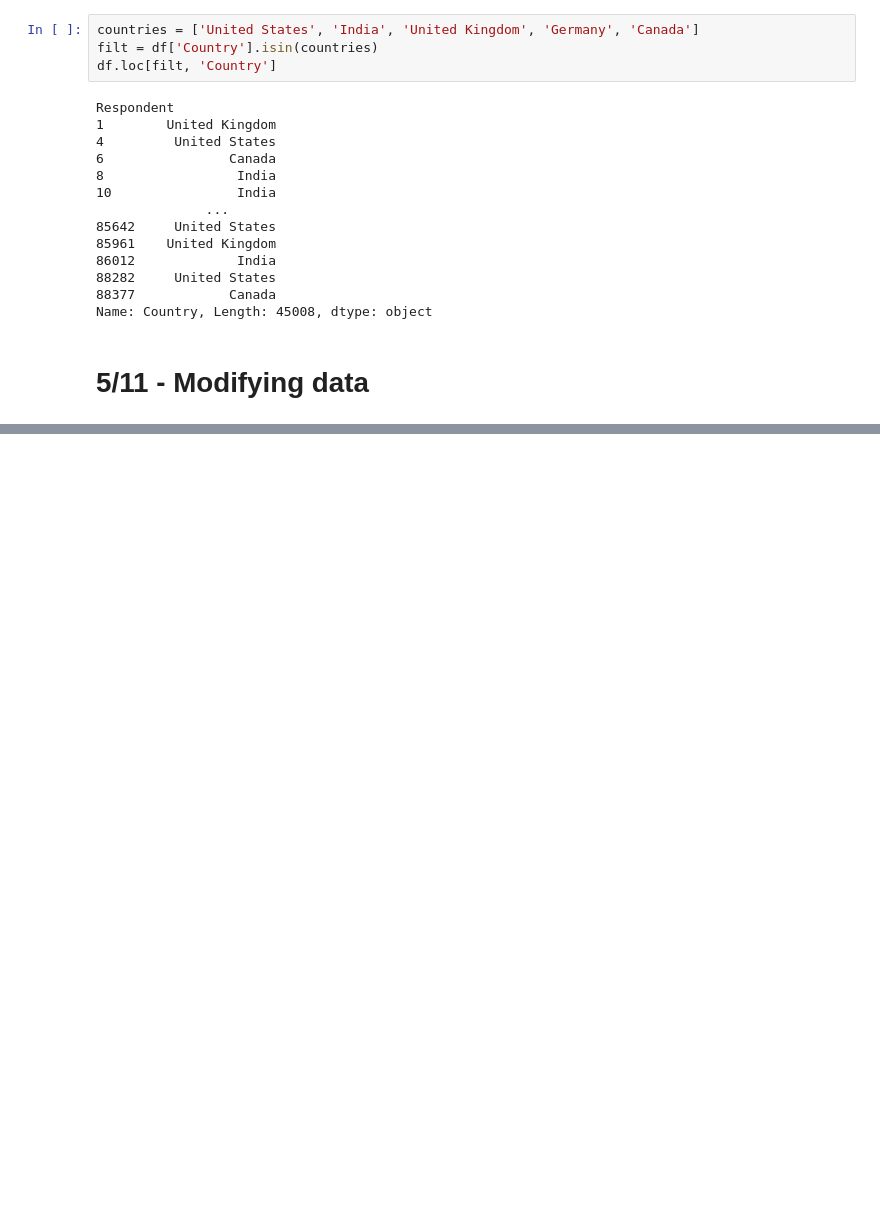
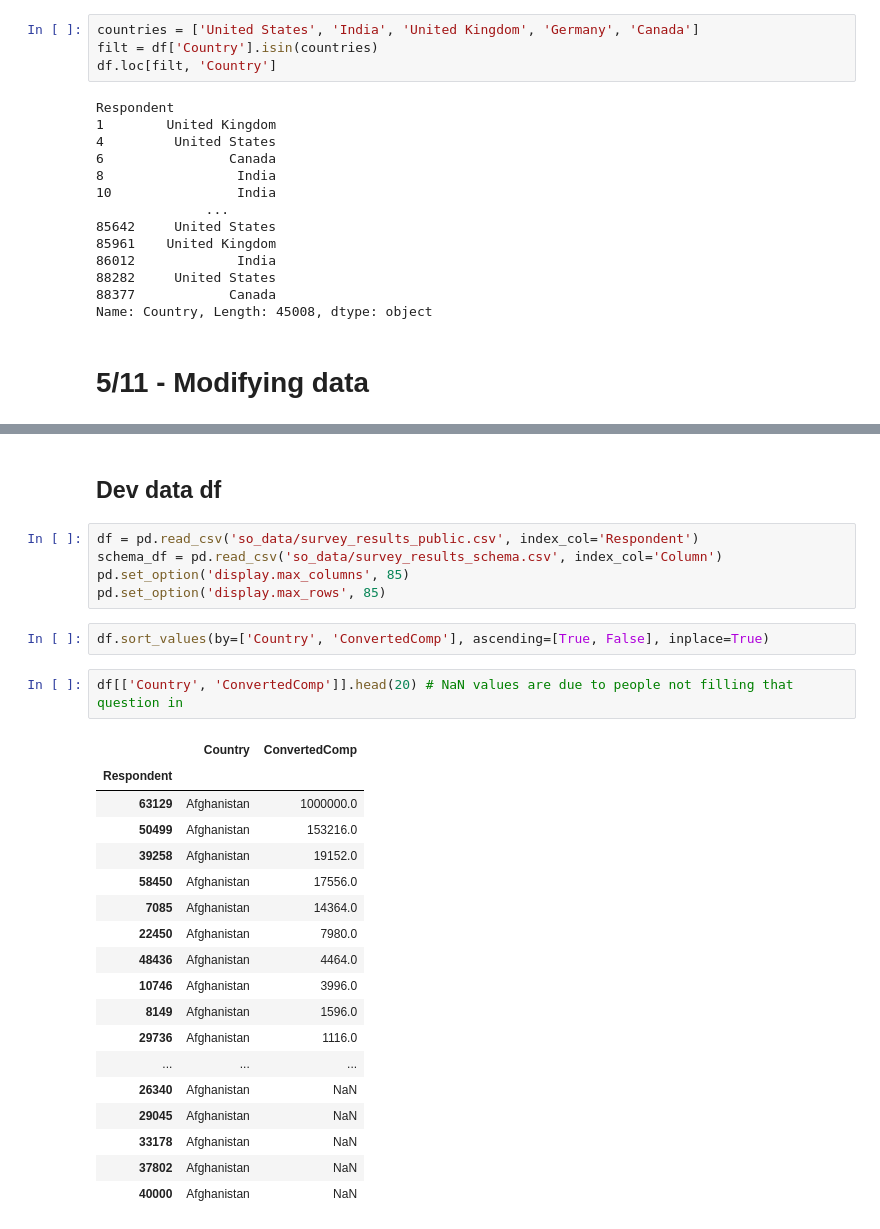
Before and after one commit to nicholas-kondal/ds-tutorials, a Jupyter notebook: pandas.ipynb, the cells around one changed output, grey strips where cells are left out. Saved outputs shown, nothing was run; the diff lists cells and outputs as text; blank space fills up the shorter version.

```diff
--- a/pandas.ipynb
+++ b/pandas.ipynb
@@ -299,0 +752,30 @@ Name: Country, Length: 45008, dtype: object
+# %% [markdown]
+## Dev data df
+# %%
+df = pd.read_csv('so_data/survey_results_public.csv', index_col='Respondent')
+schema_df = pd.read_csv('so_data/survey_results_schema.csv', index_col='Column')
+pd.set_option('display.max_columns', 85)
+pd.set_option('display.max_rows', 85)
+# %%
+df.sort_values(by=['Country', 'ConvertedComp'], ascending=[True, False], inplace=True)
+# %%
+df[['Country', 'ConvertedComp']].head(20) # NaN values are due to people not filling that question in
+# %% [output]
+|  | Country | ConvertedComp |
+| Respondent |  |  |
+| 63129 | Afghanistan | 1000000.0 |
+| 50499 | Afghanistan | 153216.0 |
+| 39258 | Afghanistan | 19152.0 |
+| 58450 | Afghanistan | 17556.0 |
+| 7085 | Afghanistan | 14364.0 |
+| 22450 | Afghanistan | 7980.0 |
+| 48436 | Afghanistan | 4464.0 |
+| 10746 | Afghanistan | 3996.0 |
+| 8149 | Afghanistan | 1596.0 |
+| 29736 | Afghanistan | 1116.0 |
+| ... | ... | ... |
+| 26340 | Afghanistan | NaN |
+| 29045 | Afghanistan | NaN |
+| 33178 | Afghanistan | NaN |
+| 37802 | Afghanistan | NaN |
+| 40000 | Afghanistan | NaN |
```
Also changed, not shown: parts of 65 cells of this notebook.
